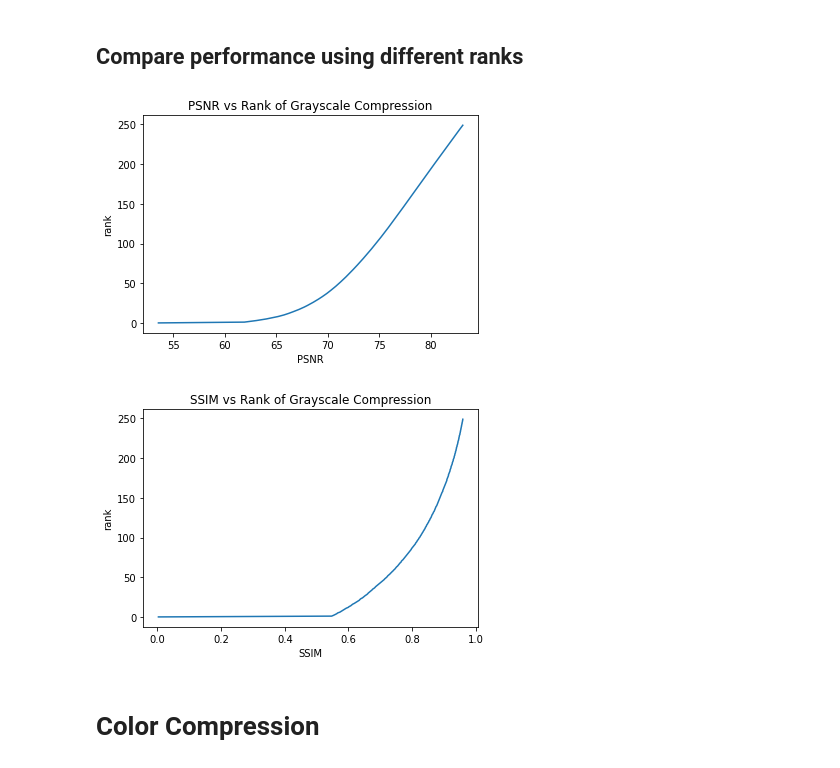
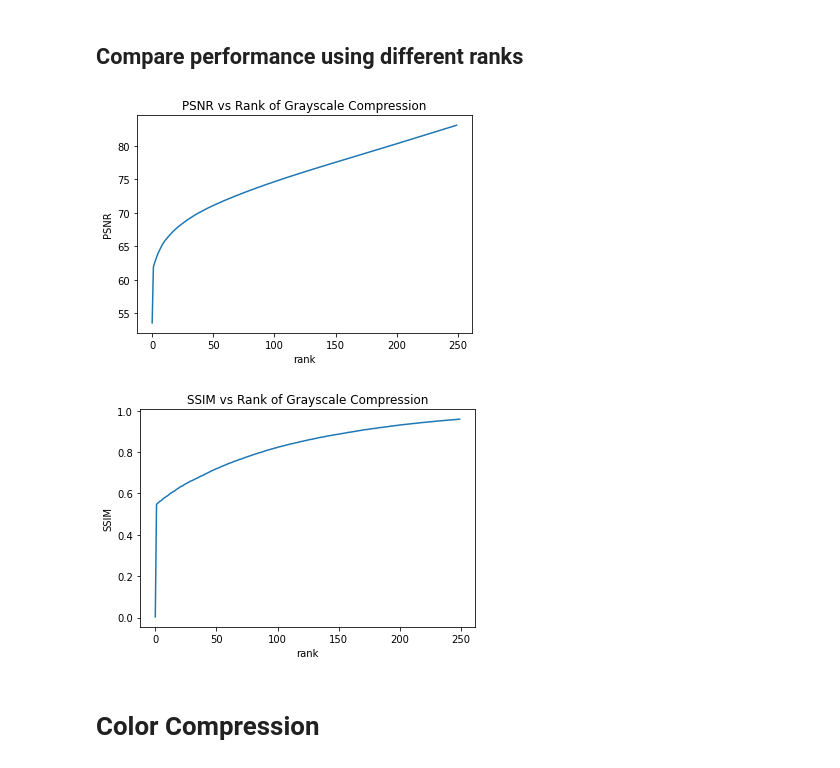
Before and after one commit to shreyan241/Lossy-Image-Compression, a Jupyter notebook: SVD.ipynb, the cells around one changed output. Saved outputs shown, nothing was run; the diff lists cells and outputs as text; code cells hidden in the pictures.

```diff
--- a/SVD.ipynb
+++ b/SVD.ipynb
@@ -66,28 +86,28 @@ def ssim(original, compressed):
     meanSSIM = structural_similarity(original, compressed, multichannel=True)
     return round(meanSSIM, 3)
 
-def perc_storage(rank, n_rows, n_cols):
-    'calculate compresssion ratio in SVD'
-    original_space = n_rows*n_cols
-    compressed_space = n_rows*rank + rank + n_cols*rank
-    return round(compressed_space / original_space * 100,2)
+# def perc_storage(rank, n_rows, n_cols):
+#     'calculate compresssion ratio in SVD'
+#     original_space = n_rows*n_cols
+#     compressed_space = n_rows*rank + rank + n_cols*rank
+#     return round(compressed_space / original_space * 100,2)
 
 # def cr2(original, compressed):
 #     nonZerosInOriginal = np.sum(original!=0)
 #     nonZerosInCompressed = np.sum(compressed!=0)
 #     return round(nonZerosInOriginal/nonZerosInCompressed, 3)
 
-# def cr(original_img, compressed_img):
-#     original_img = cv2.cvtColor(original_img, cv2.COLOR_BGR2RGB)
-#     compressed_img = cv2.cvtColor(compressed_img, cv2.COLOR_BGR2RGB)
+def cr(original_img, compressed_img):
+    original_img = cv2.cvtColor(original_img, cv2.COLOR_BGR2RGB)
+    compressed_img = cv2.cvtColor(compressed_img, cv2.COLOR_BGR2RGB)
 
-#     original_img=cv2.imwrite("original.png", original_img)
-#     print("Original File Size: "+str(os.path.getsize("original.png")))
+    original_img=cv2.imwrite("original.png", original_img)
+    # print("Original File Size: "+str(os.path.getsize("original.png")))
 
-#     compressed_img=cv2.imwrite("compressed.png", compressed_img)
-#     print("Compressed File Size: "+str(os.path.getsize("compressed.png")))
+    compressed_img=cv2.imwrite("compressed.png", compressed_img)
+    # print("Compressed File Size: "+str(os.path.getsize("compressed.png")))
 
-#     return round(os.path.getsize("original.png")/os.path.getsize("compressed.png"), 3)
+    return round(os.path.getsize("original.png")/os.path.getsize("compressed.png"), 3)
 
 # def metrics( original_img, compressed_img ):
 #     print("Achieved Peak Signal to Noise Ratio: " + str(psnr(original_img, compressed_img)))
@@ -115,7 +135,7 @@ for idx, r in enumerate(RANKS):
     ax.set_xticks([])
     ax.set_yticks([])
 
-    ax.set_title(f'''rank {r}\nCompression Ration: {perc_storage(r, n_rows, n_cols)}%
+    ax.set_title(f'''rank {r}\nCompression Ratio: {cr(img_gray, X_r)}
     PSNR: {round(psnr(img_gray, X_r), 2)}
     SSIM: {round(ssim(img_gray, X_r), 2)}
     ''')
@@ -134,39 +154,39 @@ ax.set_yticks([])
 U, S, VT = svd(img_gray)
 
 rank_list = [n for n in range(250)]
 X_list = []
 psnr_list = []
 ssim_list = []
 for r in rank_list:
   X_r = U[:, :r] @ S[:r, :r] @ VT[:r, :]
   p = psnr(img_gray, X_r)
   s = ssim(img_gray, X_r)
 
   X_list.append(X_r)
   psnr_list.append(p)
   ssim_list.append(s)
 
 
 
 # plot PSNR vs rank
 fig, ax = plt.subplots()
-ax.plot(psnr_list, rank_list)
-ax.set(xlabel='PSNR', ylabel='rank',
+ax.plot(rank_list, psnr_list)
+ax.set(xlabel='rank', ylabel='PSNR',
        title='PSNR vs Rank of Grayscale Compression')
 plt.savefig('psnr-gray.png')
 plt.show()
 
 
 #plot SSIM vs rank
 fig, ax = plt.subplots()
-ax.plot(ssim_list, rank_list)
-ax.set(xlabel='SSIM', ylabel='rank',
+ax.plot(rank_list, ssim_list)
+ax.set(xlabel='rank', ylabel='SSIM',
        title='SSIM vs Rank of Grayscale Compression')
 plt.savefig('ssim-gray.png')
 plt.show()
 # %% [output]
-[figure, old version]
+[figure, new version]
-[figure, old version]
+[figure, new version]
 # %% [markdown]
 # Color Compression
 # %% [markdown]
```
Also changed, not shown: parts of 7 cells of this notebook.
